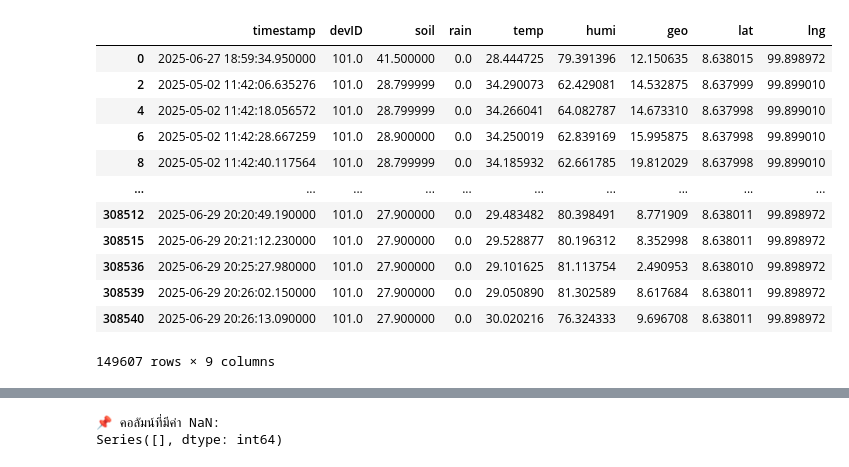
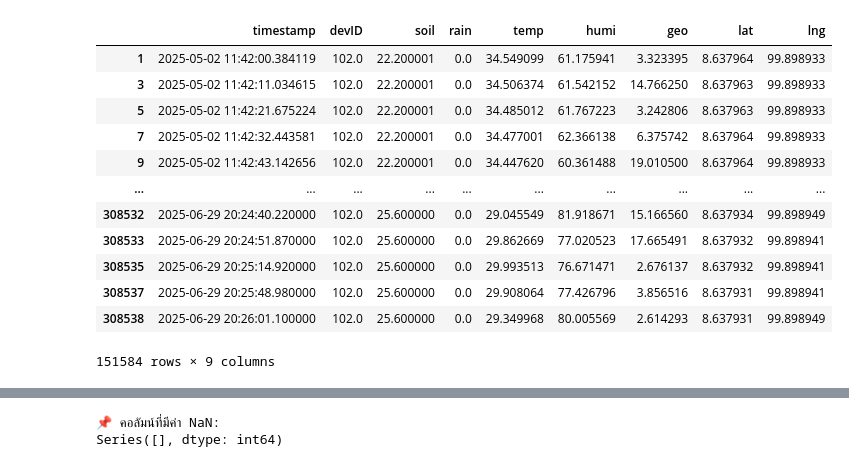
Before and after one commit to Ahmadaduwa/Landslide, a Jupyter notebook: models/LSTM_Autoencoders/DataCleaning.ipynb, the cells around one changed output, grey strips where cells are left out. Cells and saved outputs as stored; diff of their text form; code cells hidden in the pictures.

```diff
--- a/models/LSTM_Autoencoders/DataCleaning.ipynb
+++ b/models/LSTM_Autoencoders/DataCleaning.ipynb
@@ -6,7 +6,7 @@ import matplotlib.pyplot as plt
 from scipy.stats import zscore
 
 csv_path = "../../data/Landslide2.csv"
-device = "101"
+device = "102"
 save_path = f"../../data/dev{device}_resample10T.csv"
 #save_path = f"data/devAll2_prepared.csv"
 
@@ -20,45 +20,45 @@ df
 #df['timestamp'] = df['timestamp'].str.replace(r'\(ICT\)', '', regex=True).str.strip()
 
 def clean_and_format_timestamp(val):
     if pd.isnull(val):
         return None
     val = str(val).replace('(ICT)', '').strip()
     try:
         dt = pd.to_datetime(val)
         return dt.isoformat()
     except Exception:
         return None
 
 df['timestamp'] = df['timestamp'].apply(clean_and_format_timestamp)
 
 df.columns = df.columns.str.strip()
 df['timestamp'] = pd.to_datetime(df['timestamp'], errors='coerce')
 df = df.dropna(subset=['timestamp', 'geo'])  # ต้องมี timestamp และ geo
 
 
 df = df.drop(columns=['unixt', 'gateway time', 'old time', 'risk_level', 'confidence'], errors='ignore')
 df = df[df['devID'] != 218499049.0]
 df = df[(df['lat'] > 1.0) & (df['lat'] < 8000.0)]
 df = df[df['lng'] > 15.0]
 df = df[df['soil'] != 0.0]
 df = df[df['rain'] != -1.0]
 
 df = df[df['devID'] == int(device)]
 df
 # %% [output]
 |  | timestamp | devID | soil | rain | temp | humi | geo | lat | lng |
-| 0 | 2025-06-27 18:59:34.950000 | 101.0 | 41.500000 | 0.0 | 28.444725 | 79.391396 | 12.150635 | 8.638015 | 99.898972 |
-| 2 | 2025-05-02 11:42:06.635276 | 101.0 | 28.799999 | 0.0 | 34.290073 | 62.429081 | 14.532875 | 8.637999 | 99.899010 |
-| 4 | 2025-05-02 11:42:18.056572 | 101.0 | 28.799999 | 0.0 | 34.266041 | 64.082787 | 14.673310 | 8.637998 | 99.899010 |
-| 6 | 2025-05-02 11:42:28.667259 | 101.0 | 28.900000 | 0.0 | 34.250019 | 62.839169 | 15.995875 | 8.637998 | 99.899010 |
-| 8 | 2025-05-02 11:42:40.117564 | 101.0 | 28.799999 | 0.0 | 34.185932 | 62.661785 | 19.812029 | 8.637998 | 99.899010 |
+| 1 | 2025-05-02 11:42:00.384119 | 102.0 | 22.200001 | 0.0 | 34.549099 | 61.175941 | 3.323395 | 8.637964 | 99.898933 |
+| 3 | 2025-05-02 11:42:11.034615 | 102.0 | 22.200001 | 0.0 | 34.506374 | 61.542152 | 14.766250 | 8.637963 | 99.898933 |
+| 5 | 2025-05-02 11:42:21.675224 | 102.0 | 22.200001 | 0.0 | 34.485012 | 61.767223 | 3.242806 | 8.637963 | 99.898933 |
+| 7 | 2025-05-02 11:42:32.443581 | 102.0 | 22.200001 | 0.0 | 34.477001 | 62.366138 | 6.375742 | 8.637964 | 99.898933 |
+| 9 | 2025-05-02 11:42:43.142656 | 102.0 | 22.200001 | 0.0 | 34.447620 | 60.361488 | 19.010500 | 8.637964 | 99.898933 |
 | ... | ... | ... | ... | ... | ... | ... | ... | ... | ... |
-| 308512 | 2025-06-29 20:20:49.190000 | 101.0 | 27.900000 | 0.0 | 29.483482 | 80.398491 | 8.771909 | 8.638011 | 99.898972 |
-| 308515 | 2025-06-29 20:21:12.230000 | 101.0 | 27.900000 | 0.0 | 29.528877 | 80.196312 | 8.352998 | 8.638011 | 99.898972 |
-| 308536 | 2025-06-29 20:25:27.980000 | 101.0 | 27.900000 | 0.0 | 29.101625 | 81.113754 | 2.490953 | 8.638010 | 99.898972 |
-| 308539 | 2025-06-29 20:26:02.150000 | 101.0 | 27.900000 | 0.0 | 29.050890 | 81.302589 | 8.617684 | 8.638011 | 99.898972 |
-| 308540 | 2025-06-29 20:26:13.090000 | 101.0 | 27.900000 | 0.0 | 30.020216 | 76.324333 | 9.696708 | 8.638011 | 99.898972 |
+| 308532 | 2025-06-29 20:24:40.220000 | 102.0 | 25.600000 | 0.0 | 29.045549 | 81.918671 | 15.166560 | 8.637934 | 99.898949 |
+| 308533 | 2025-06-29 20:24:51.870000 | 102.0 | 25.600000 | 0.0 | 29.862669 | 77.020523 | 17.665491 | 8.637932 | 99.898941 |
+| 308535 | 2025-06-29 20:25:14.920000 | 102.0 | 25.600000 | 0.0 | 29.993513 | 76.671471 | 2.676137 | 8.637932 | 99.898941 |
+| 308537 | 2025-06-29 20:25:48.980000 | 102.0 | 25.600000 | 0.0 | 29.908064 | 77.426796 | 3.856516 | 8.637931 | 99.898941 |
+| 308538 | 2025-06-29 20:26:01.100000 | 102.0 | 25.600000 | 0.0 | 29.349968 | 80.005569 | 2.614293 | 8.637931 | 99.898949 |
-149607 rows × 9 columns
+151584 rows × 9 columns
 # %%
 df.describe()
 # %% [output]
```
Also changed, not shown: parts of 5 cells of this notebook, 15 other files.
